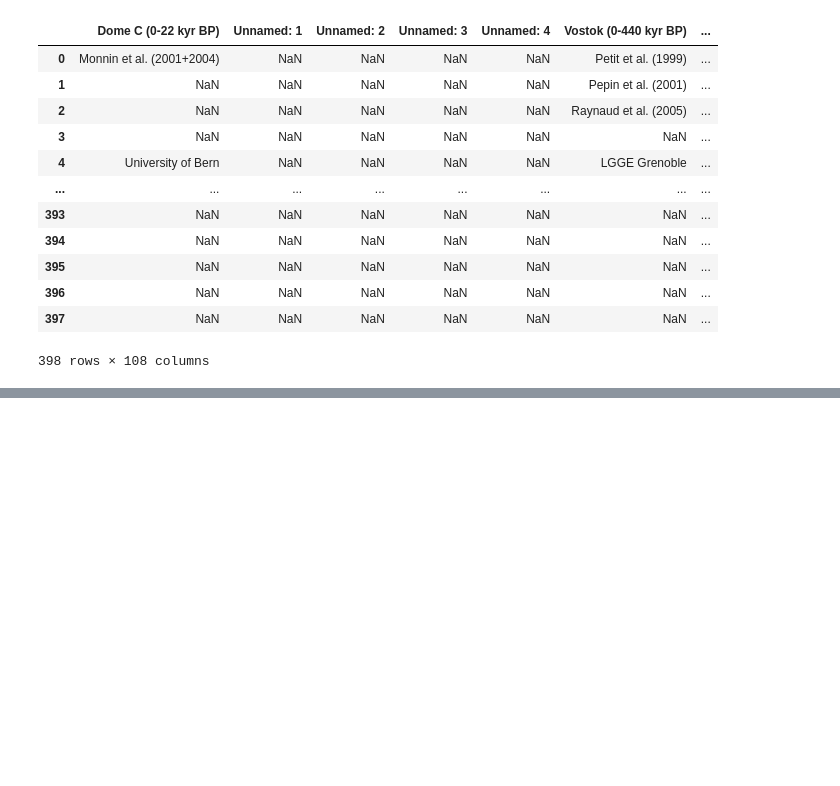
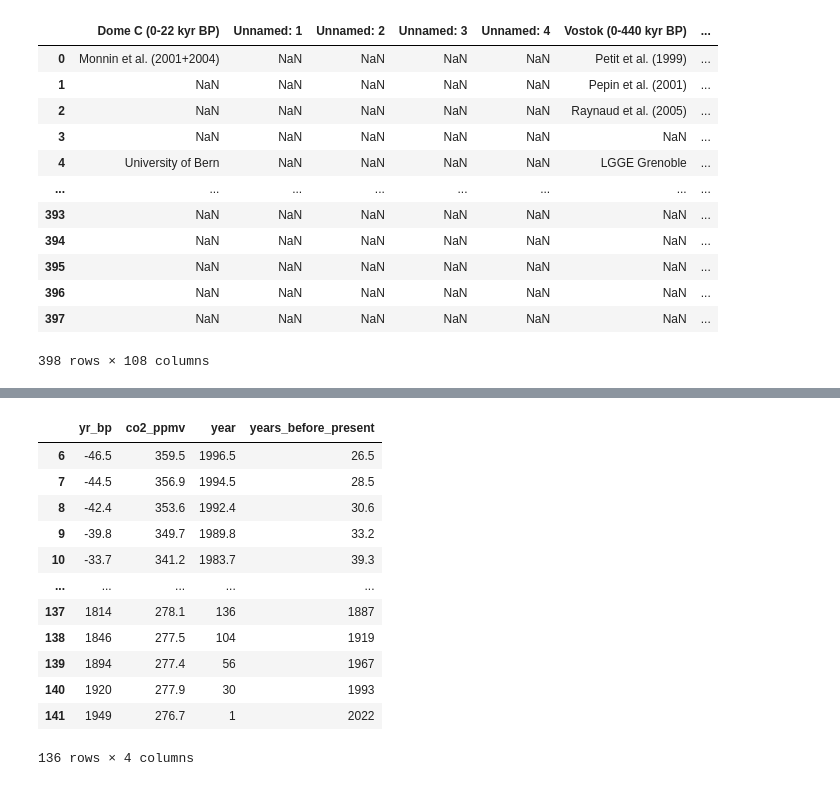
Before and after one commit to humphs078/Owner-avatar-programming_for_data_analysis_assignment_2, a Jupyter notebook: rough_work/test2.ipynb, the cells around one changed output, grey strips where cells are left out. Drawn from its saved outputs; the diff is of its cells as text; code cells hidden in the pictures; blank space fills up the shorter version.

```diff
--- a/rough_work/test2.ipynb
+++ b/rough_work/test2.ipynb
@@ -100,0 +122,16 @@ rubino
+# %%
+year(macfarling)
+# %% [output]
+|  | yr_bp | co2_ppmv | year | years_before_present |
+| 6 | -46.5 | 359.5 | 1996.5 | 26.5 |
+| 7 | -44.5 | 356.9 | 1994.5 | 28.5 |
+| 8 | -42.4 | 353.6 | 1992.4 | 30.6 |
+| 9 | -39.8 | 349.7 | 1989.8 | 33.2 |
+| 10 | -33.7 | 341.2 | 1983.7 | 39.3 |
+| ... | ... | ... | ... | ... |
+| 137 | 1814 | 278.1 | 136 | 1887 |
+| 138 | 1846 | 277.5 | 104 | 1919 |
+| 139 | 1894 | 277.4 | 56 | 1967 |
+| 140 | 1920 | 277.9 | 30 | 1993 |
+| 141 | 1949 | 276.7 | 1 | 2022 |
+136 rows × 4 columns
```
Also changed, not shown: parts of 17 cells of this notebook.
